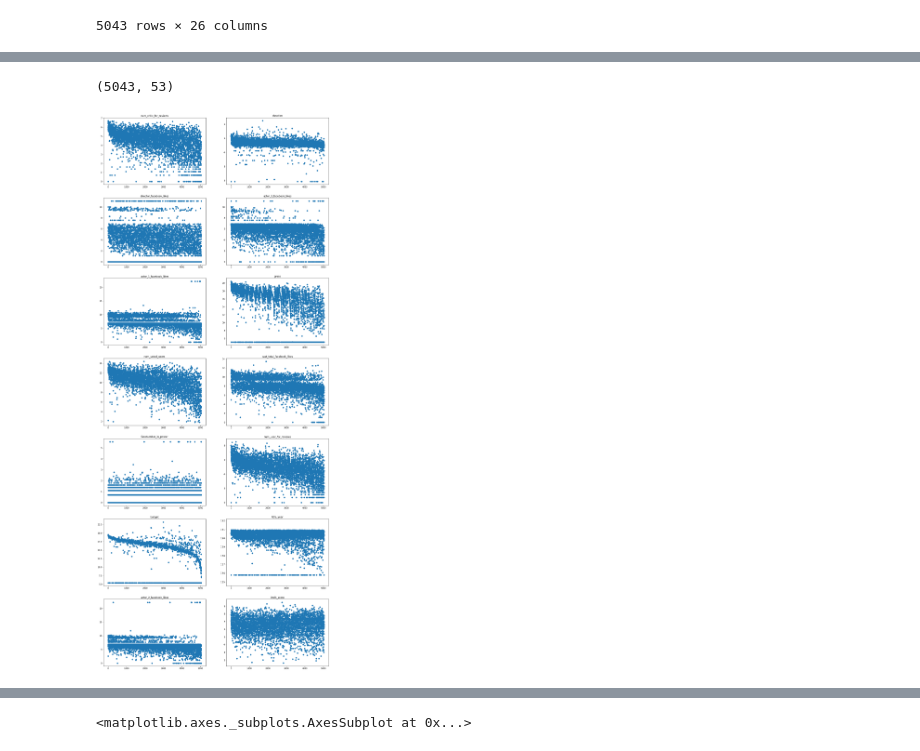
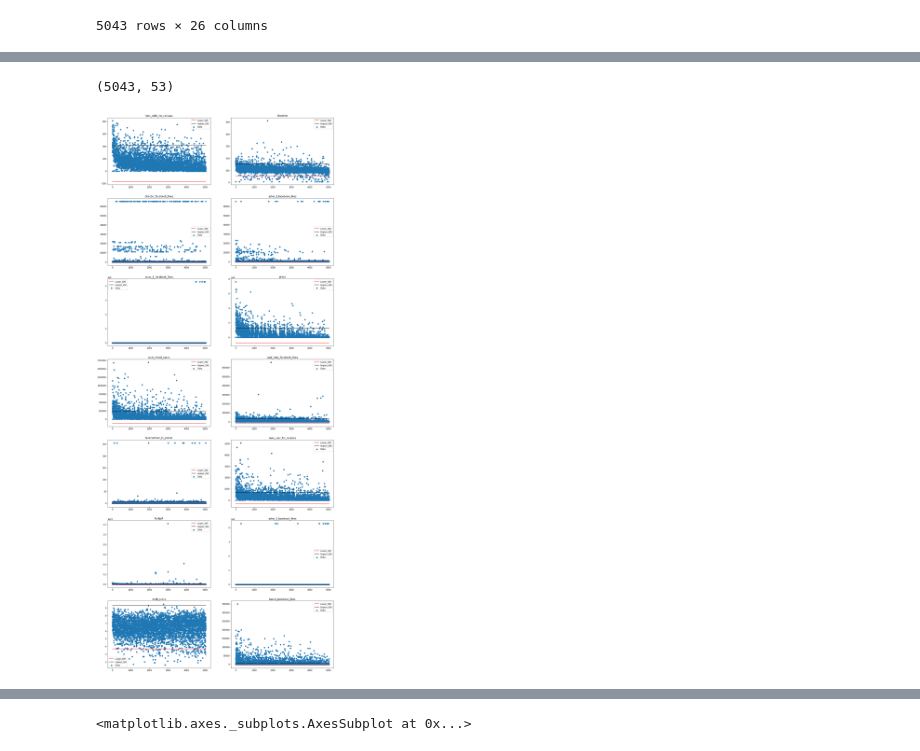
Before and after one commit to NarendraBabuOggu/AIGenie_Capstone, a Jupyter notebook: ML Project/ML Project Regression.ipynb, the cells around one changed output, grey strips where cells are left out. Cells and saved outputs as stored; diff of their text form; code cells hidden in the pictures.

```diff
--- a/ML Project/ML Project Regression.ipynb
+++ b/ML Project/ML Project Regression.ipynb
@@ -194,0 +227,5 @@ movie_metadata.drop('plot_keywords', axis =1, inplace = True)
+# %%
+numeric_features = movie_metadata.columns[(movie_metadata.dtypes!='object') & (movie_metadata.columns!='title_year')]
+categorical_features = list(movie_metadata.columns[movie_metadata.dtypes=='object'])
+categorical_features.append('title_year')
+numeric_features, categorical_features
@@ -206,7 +266,3 @@ for a,b in zip(*np.unique(movie_metadata['country'], return_counts = True)):
             countries_list.append(a)
 movie_metadata['cleaned_country'] = movie_metadata['country'].apply(lambda x:x if x in countries_list else 'other')
 countries_list.append('other')
-# %%
-numeric_features = movie_metadata.columns[movie_metadata.dtypes!='object']
-categorical_features = movie_metadata.columns[movie_metadata.dtypes=='object']
-numeric_features, categorical_features
@@ -226,3 +268,0 @@ train_numeric_features = movie_metadata.columns[(movie_metadata.dtypes!='object'
-# %%
-for feature in train_numeric_features:
-    movie_metadata[feature] = np.log1p(movie_metadata[feature])
@@ -298,3 +345,11 @@ movie_metadata[genres_list]
 | 5041 | 0 | 0 | 0 | 0 | 1 | 0 | 0 | 1 | 0 | 0 | ... |
 | 5042 | 0 | 0 | 0 | 0 | 0 | 0 | 1 | 0 | 0 | 0 | ... |
 5043 rows × 26 columns
+# %%
+movie_metadata_stats = movie_metadata.describe().T
+#Generating the IQR value to check the the outliers
+movie_metadata_stats['IQR'] = movie_metadata_stats['75%'] - movie_metadata_stats['25%']
+
+movie_metadata_stats['lower_iqr_boundary'] = movie_metadata_stats['25%']-1.5*movie_metadata_stats['IQR']
+movie_metadata_stats['higher_iqr_boundary'] = movie_metadata_stats['75%']+1.5*movie_metadata_stats['IQR']
+movie_metadata_stats
@@ -347,14 +386,21 @@ dtype: object
-# %%
-dataset_shape = movie_metadata.shape
-dataset_shape
-# %% [output]
-(5043, 53)
+# %%
+#Reading the shape of the data
+dataset_shape = movie_metadata.shape
+dataset_shape
+# %% [output]
+(5043, 53)
 # %%
+#Plotting the values of each feature
 fig, ax = plt.subplots(len(numeric_features)//2, 2, figsize = (20,50))
 for i in range(len(ax)):
     for j in range(len(ax[0])):
         #print(i, j, 2*i+j)
         ax[i][j].scatter(range(dataset_shape[0]), movie_metadata[numeric_features[2*i+j]])
+        ax[i][j].plot(range(dataset_shape[0]), [movie_metadata_stats['lower_iqr_boundary'][numeric_features[2*i+j]] for _ in range(dataset_shape[0])],
+                      color = 'red')
+        ax[i][j].plot(range(dataset_shape[0]), [movie_metadata_stats['higher_iqr_boundary'][numeric_features[2*i+j]] for _ in range(dataset_shape[0])],
+                      color = 'black')
+        ax[i][j].legend(['Lower_IQR', 'Higher_IQR', 'Data'])
         ax[i][j].title.set_text(numeric_features[2*i+j])
 # %% [output]
-[figure, old version]
+[figure, new version]
```
Also changed, not shown: parts of 93 cells of this notebook, 2 other files.
